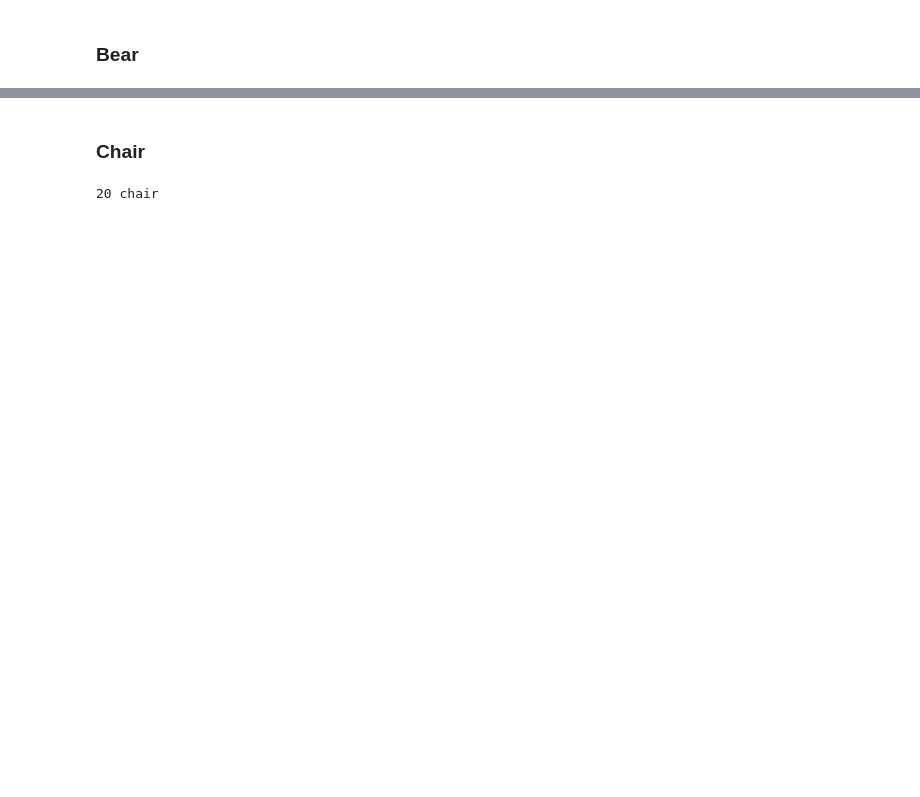
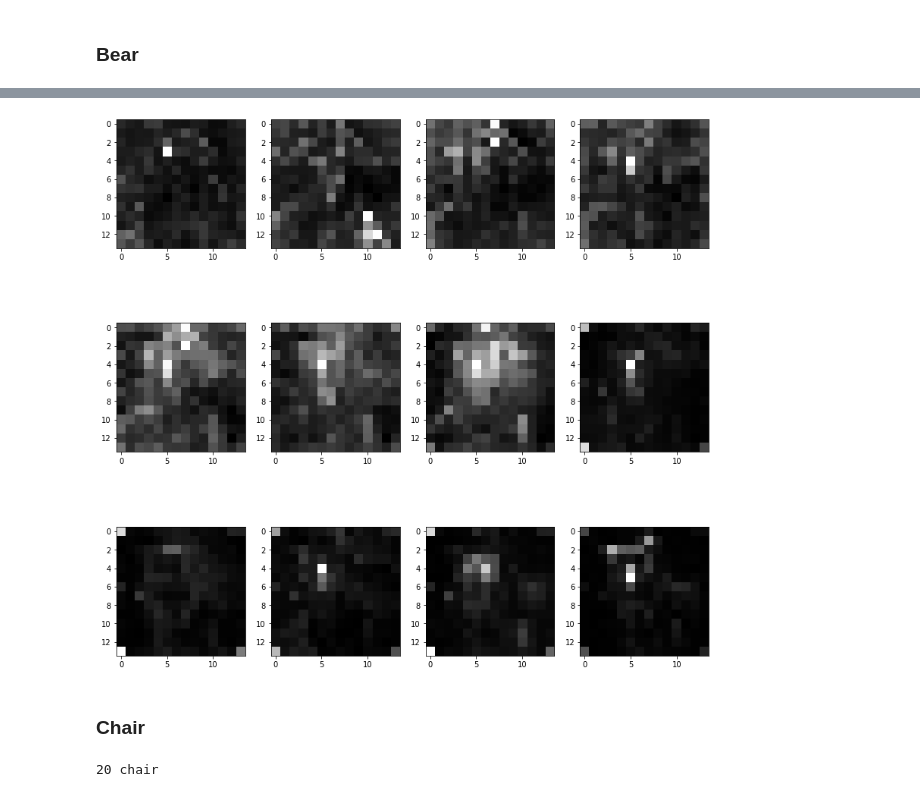
Before and after one commit to bradley-ray/implementing-deep-learn-papers, a Jupyter notebook: an_image_is_worth_16x16_words.ipynb, the cells around one changed output, grey strips where cells are left out. Cells and saved outputs as stored; diff of their text form; code cells hidden in the pictures; blank space fills up the shorter version.

```diff
--- a/an_image_is_worth_16x16_words.ipynb
+++ b/an_image_is_worth_16x16_words.ipynb
@@ -336,3 +351,7 @@ to_img(inv_norm(x.squeeze(0), mean, std))
+# %%
+visualize_attn_values(model)
+# %% [output]
+[figure, added]
 # %% [markdown]
 ### Chair
 # %%
```
Also changed, not shown: parts of 14 cells of this notebook.
